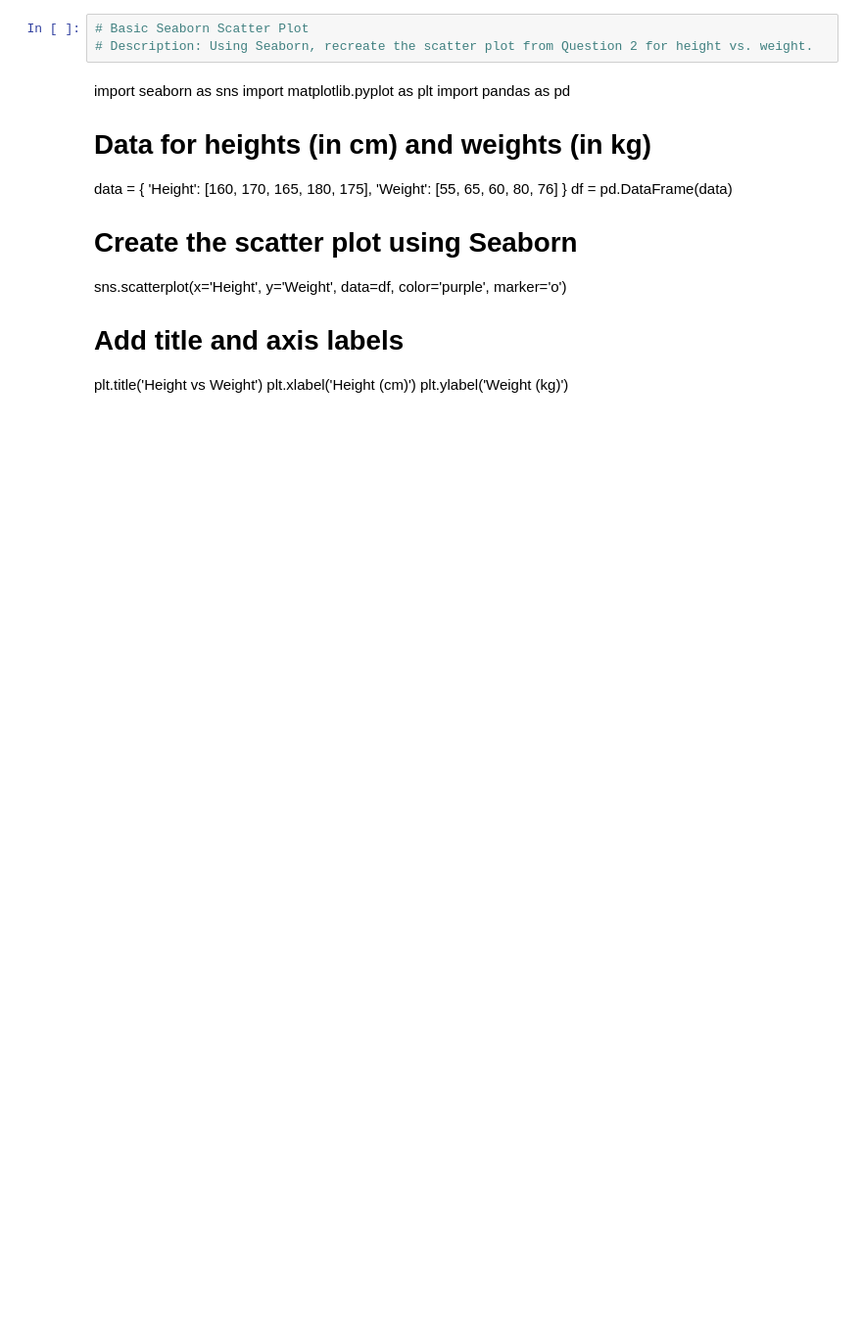
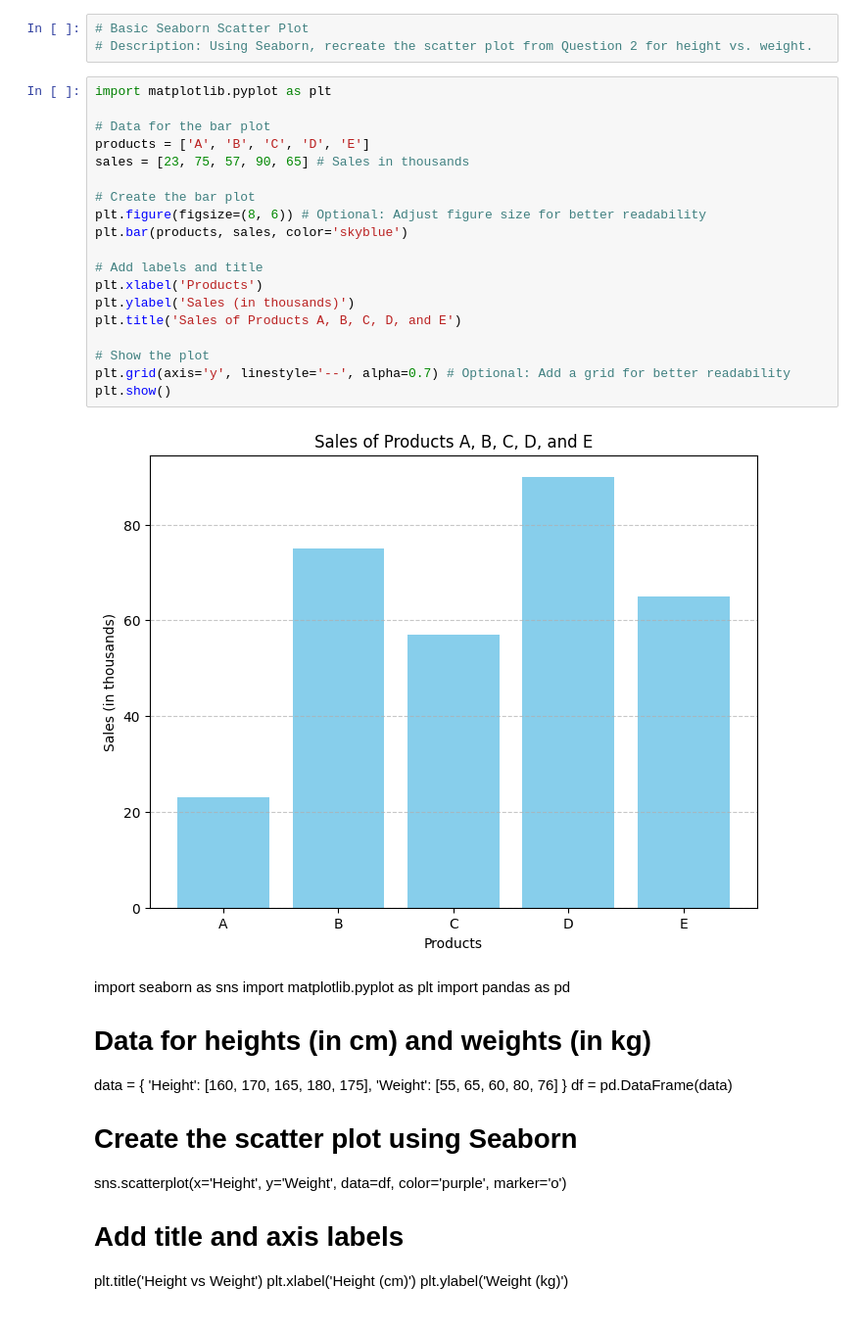
Before and after one commit to Suggu112233/AI_DATA_ANALYSIS_, a Jupyter notebook: src/Module 2/Data Visualization with Matplotlib and Seaborn/Ques_5.ipynb, the cells around one changed output. Shown at 98% size. Drawn from its saved outputs; the diff is of its cells as text; blank space fills up the shorter version.

```diff
--- a/src/Module 2/Data Visualization with Matplotlib and Seaborn/Ques_5.ipynb
+++ b/src/Module 2/Data Visualization with Matplotlib and Seaborn/Ques_5.ipynb
@@ -1,6 +1,27 @@
 # %%
 # Basic Seaborn Scatter Plot
 # Description: Using Seaborn, recreate the scatter plot from Question 2 for height vs. weight.
+# %%
+import matplotlib.pyplot as plt
+
+# Data for the bar plot
+products = ['A', 'B', 'C', 'D', 'E']
+sales = [23, 75, 57, 90, 65] # Sales in thousands
+
+# Create the bar plot
+plt.figure(figsize=(8, 6)) # Optional: Adjust figure size for better readability
+plt.bar(products, sales, color='skyblue')
+
+# Add labels and title
+plt.xlabel('Products')
+plt.ylabel('Sales (in thousands)')
+plt.title('Sales of Products A, B, C, D, and E')
+
+# Show the plot
+plt.grid(axis='y', linestyle='--', alpha=0.7) # Optional: Add a grid for better readability
+plt.show()
+# %% [output]
+[figure, added]
 # %% [markdown]
 import seaborn as sns
 import matplotlib.pyplot as plt
```
Also changed, not shown: 50 other files.
